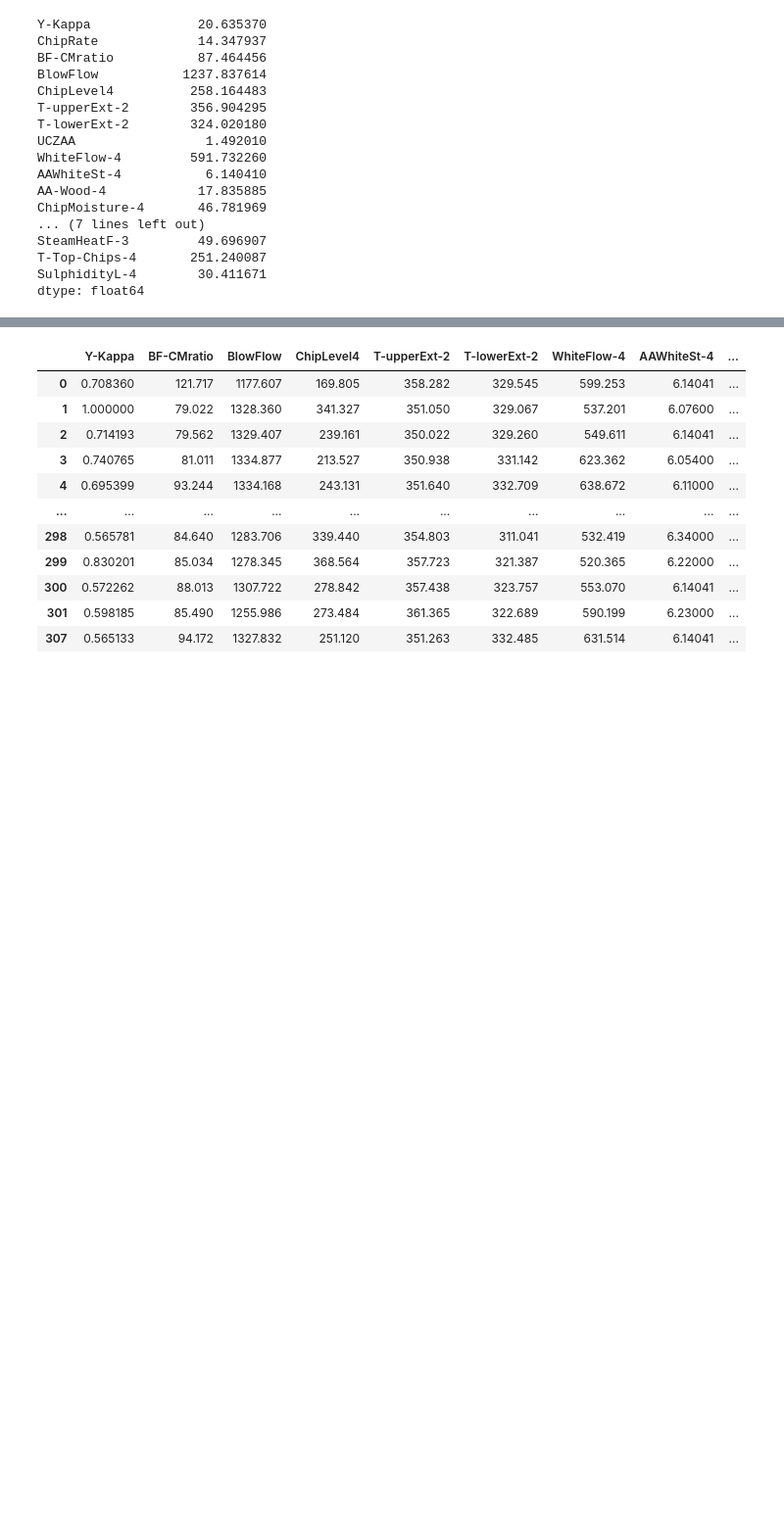
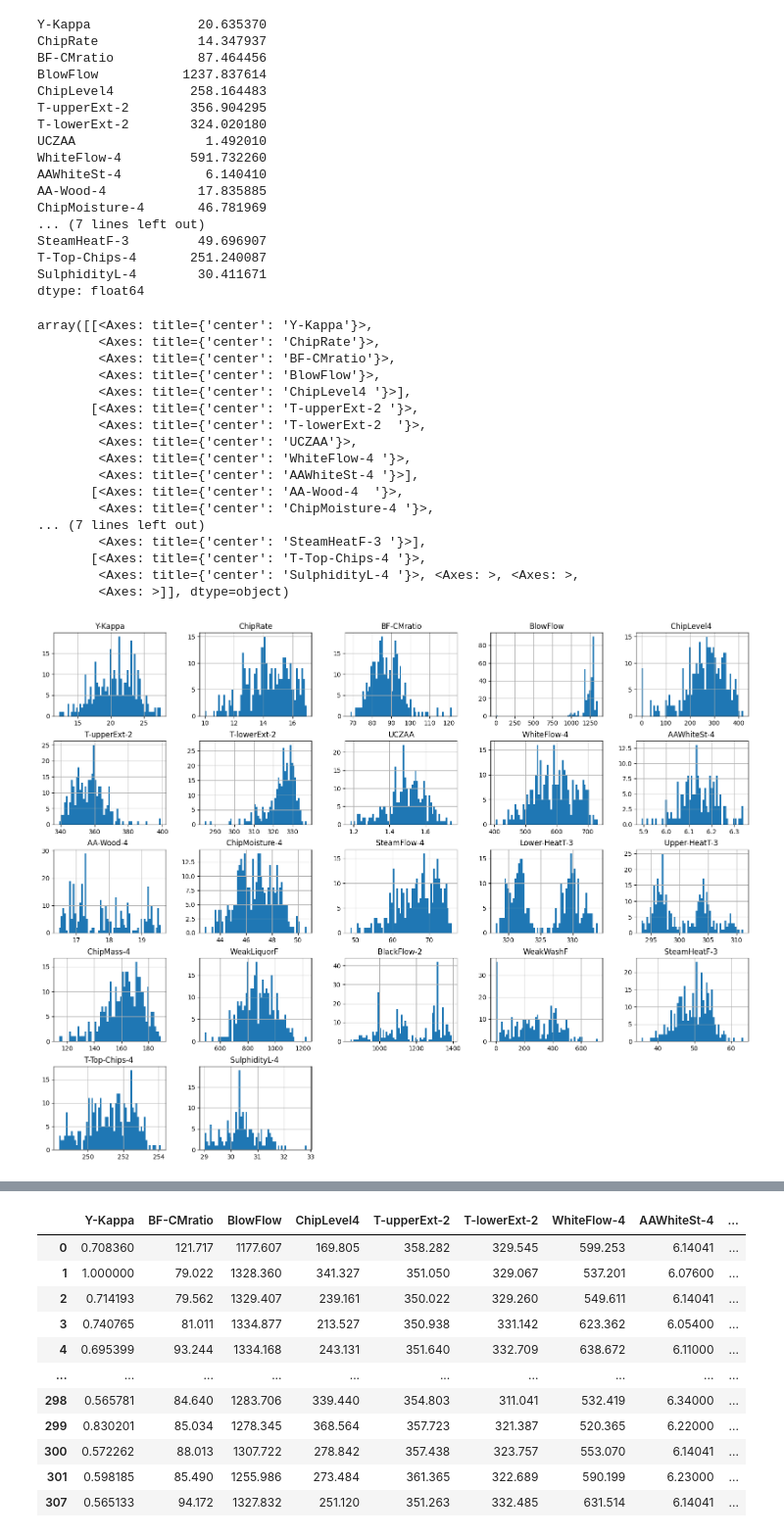
Before and after one commit to bhanuchandra12345/Main-Flow-Services-Intern-Tasks, a Jupyter notebook: Data_Cleaning_and_Preprocessing.ipynb, the cells around one changed output, grey strips where cells are left out. Shown: that part at 98% size. Cells and saved outputs as stored; diff of their text form; code cells hidden in the pictures; blank space fills up the shorter version.

```diff
--- a/Data_Cleaning_and_Preprocessing.ipynb
+++ b/Data_Cleaning_and_Preprocessing.ipynb
@@ -44,6 +74,27 @@ SteamHeatF-3         49.696907
 T-Top-Chips-4       251.240087
 SulphidityL-4        30.411671
 dtype: float64
+# %%
+df.hist(bins=60, figsize=(20,15))
+# %% [output]
+array([[<Axes: title={'center': 'Y-Kappa'}>,
+        <Axes: title={'center': 'ChipRate'}>,
+        <Axes: title={'center': 'BF-CMratio'}>,
+        <Axes: title={'center': 'BlowFlow'}>,
+        <Axes: title={'center': 'ChipLevel4 '}>],
+       [<Axes: title={'center': 'T-upperExt-2 '}>,
+        <Axes: title={'center': 'T-lowerExt-2  '}>,
+        <Axes: title={'center': 'UCZAA'}>,
+        <Axes: title={'center': 'WhiteFlow-4 '}>,
+        <Axes: title={'center': 'AAWhiteSt-4 '}>],
+       [<Axes: title={'center': 'AA-Wood-4  '}>,
+        <Axes: title={'center': 'ChipMoisture-4 '}>,
+... (7 lines left out)
+        <Axes: title={'center': 'SteamHeatF-3 '}>],
+       [<Axes: title={'center': 'T-Top-Chips-4 '}>,
+        <Axes: title={'center': 'SulphidityL-4 '}>, <Axes: >, <Axes: >,
+        <Axes: >]], dtype=object)
+[figure, added]
 # %%
 # Identify and handle missing data with mean
 df.fillna(df.mean(), inplace=True)
```
Also changed, not shown: parts of 7 cells of this notebook.
